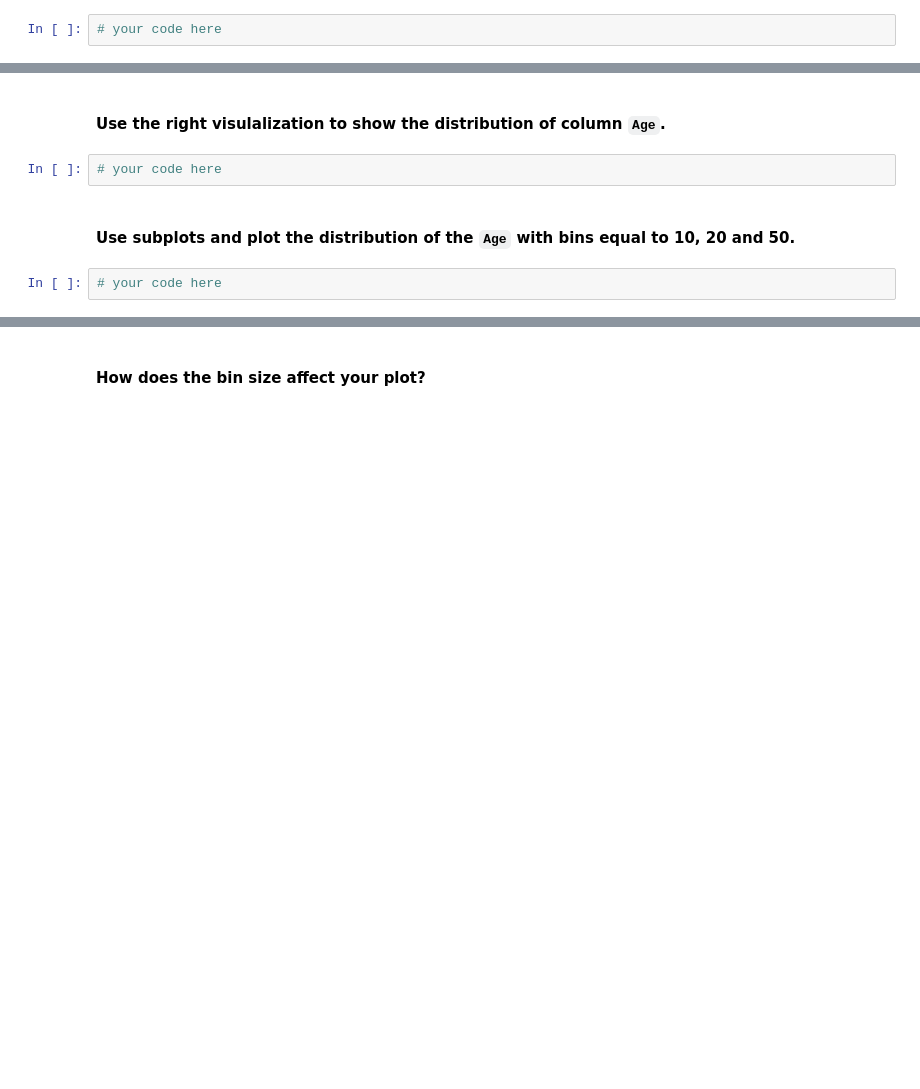
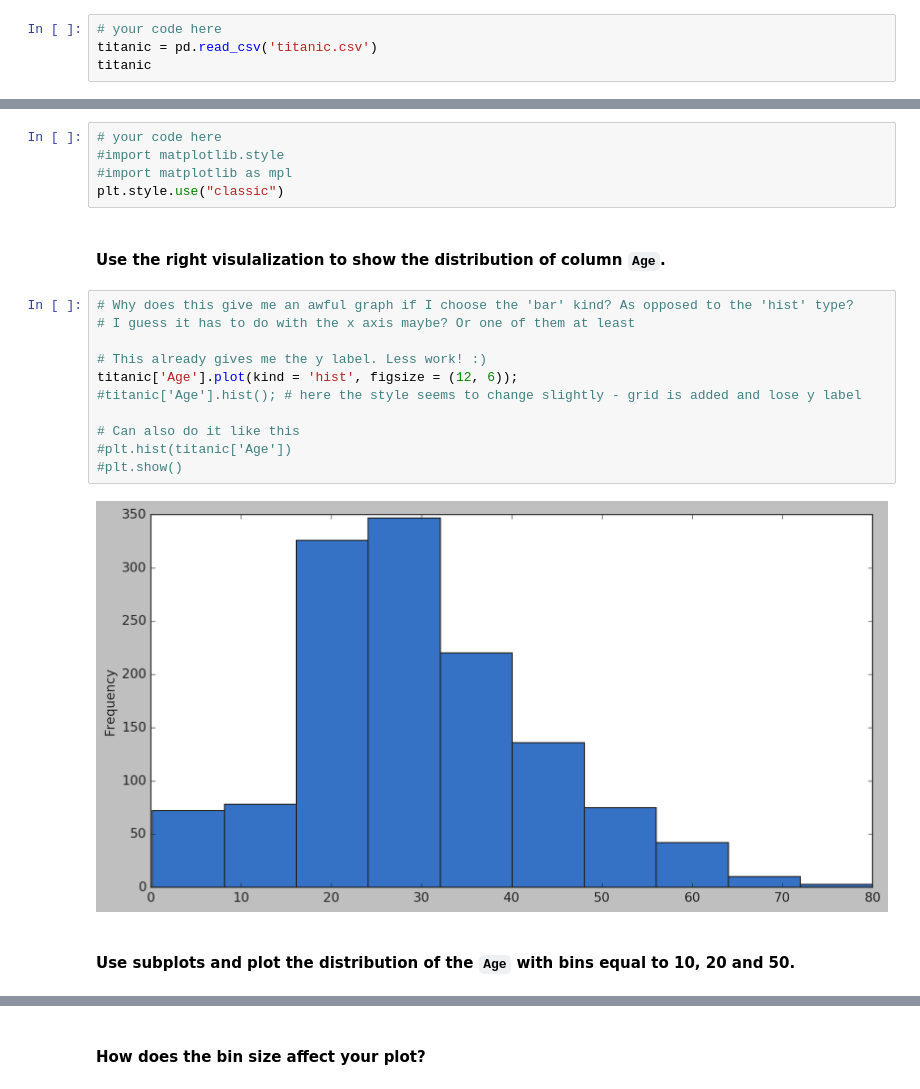
Before and after one commit to ta-data-lis/lab-matplotlib-seaborn, a Jupyter notebook: your-code/main.ipynb, the cells around one changed output, grey strips where cells are left out. Saved outputs shown, nothing was run; the diff lists cells and outputs as text; blank space fills up the shorter version.

```diff
--- a/your-code/main.ipynb
+++ b/your-code/main.ipynb
@@ -224,3 +220,5 @@ test_given_colors_levels_and_extends()
 * table: `titanic`
 # %%
 # your code here
+titanic = pd.read_csv('titanic.csv')
+titanic
@@ -245,8 +298,22 @@ test_given_colors_levels_and_extends()
+# %%
+# your code here
+#import matplotlib.style
+#import matplotlib as mpl
+plt.style.use("classic")
 # %% [markdown]
 #### Use the right visulalization to show the distribution of column `Age`.
-# %%
-# your code here
+# %%
+# Why does this give me an awful graph if I choose the 'bar' kind? As opposed to the 'hist' type?
+# I guess it has to do with the x axis maybe? Or one of them at least
+
+# This already gives me the y label. Less work! :)
+titanic['Age'].plot(kind = 'hist', figsize = (12, 6));
+#titanic['Age'].hist(); # here the style seems to change slightly - grid is added and lose y label
+
+# Can also do it like this
+#plt.hist(titanic['Age'])
+#plt.show()
+# %% [output]
+[figure, added]
 # %% [markdown]
 #### Use subplots and plot the distribution of the `Age`  with bins equal to 10, 20 and 50.
-# %%
-# your code here
```
Also changed, not shown: parts of 14 cells of this notebook.
